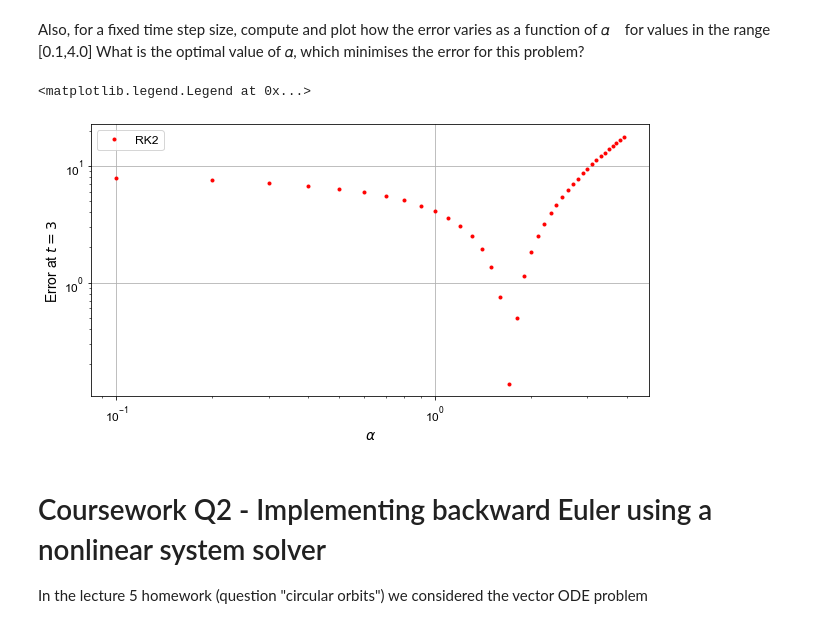
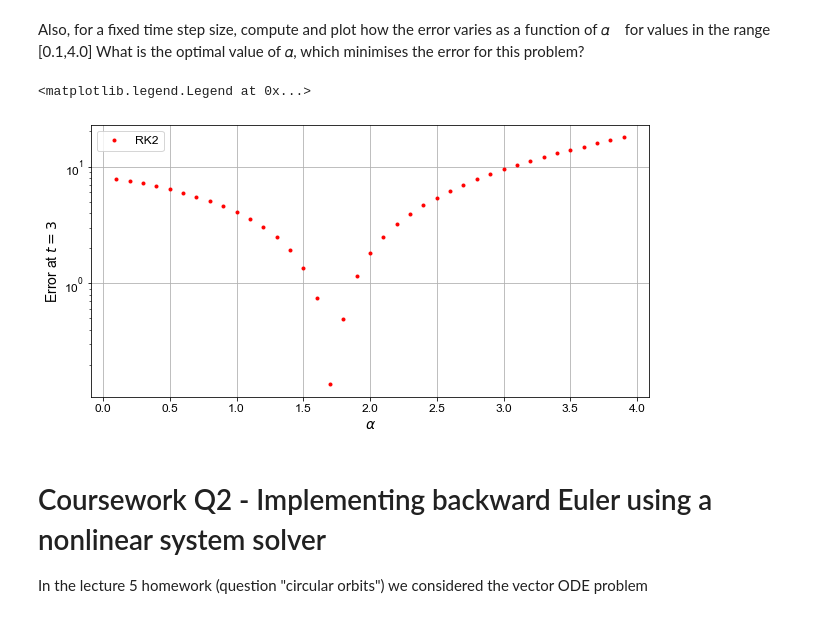
Before and after one commit to yxyyxy93/127_pythonFEM, a Jupyter notebook: ACSE-3-2019-20-Coursework.ipynb, the cells around one changed output. Saved outputs shown, nothing was run; the diff lists cells and outputs as text; code cells hidden in the pictures.

```diff
--- a/ACSE-3-2019-20-Coursework.ipynb
+++ b/ACSE-3-2019-20-Coursework.ipynb
@@ -287,22 +287,22 @@ What is the optimal value of 𝛼, which minimises the error for this problem?
 # %%
 alphas = np.arange(0.1, 4, 0.1)
 dt = 0.5 # fixed
 t_max = 3
 error_rk2 = []
 for alpha in alphas:
     tall,uall = RK2_alpha(f, u0, t0, t_max, dt, alpha)
     err3 = abs(uall[-1] - y_ex(t_max))
     error_rk2.append(err3)
 
 fig, ax1 = plt.subplots(1, 1, figsize=(10, 5))
-ax1.loglog(alphas, error_rk2, 'r.', label='RK2')
+ax1.semilogy(alphas, error_rk2, 'r.', label='RK2')
 ax1.set_xlabel('$\\alpha$', fontsize=14)
 ax1.set_ylabel('Error at $t=3$', fontsize=14)
 ax1.grid(True)
 ax1.legend()
 # %% [output]
 <matplotlib.legend.Legend at 0x...>
-[figure, old version]
+[figure, new version]
 # %% [markdown]
 # Coursework Q2 - Implementing backward Euler using a nonlinear system solver
 
```
Also changed, not shown: parts of 5 cells of this notebook.
